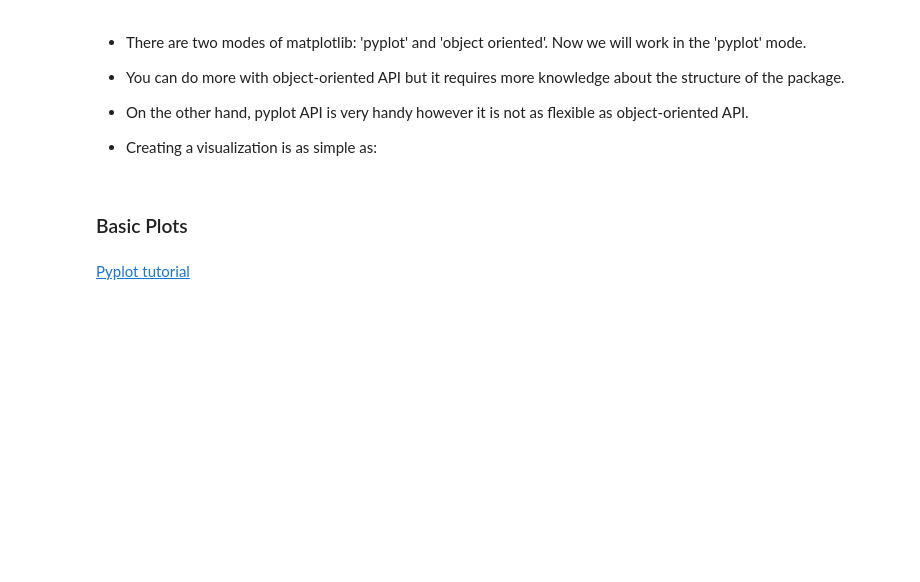
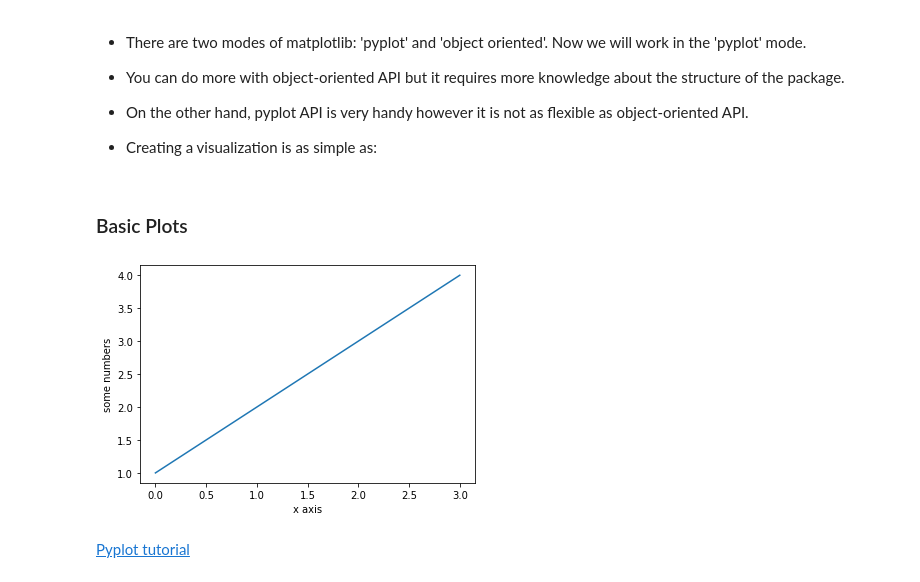
Before and after one commit to udveg/DS601_Fall21, a Jupyter notebook: Week02/Week02 - visualization.ipynb, the cells around one changed output. Drawn from its saved outputs; the diff is of its cells as text; code cells hidden in the pictures; blank space fills up the shorter version.

```diff
--- a/Week02/Week02 - visualization.ipynb
+++ b/Week02/Week02 - visualization.ipynb
@@ -51,8 +51,11 @@ import matplotlib.pyplot as plt
 # %%
 import matplotlib.pyplot as plt
 plt.plot([1, 2, 3, 4])
 plt.ylabel('some numbers')
+plt.xlabel('x axis')
 plt.show()
+# %% [output]
+[figure, added]
 # %% [markdown]
 [Pyplot tutorial](https://matplotlib.org/stable/tutorials/introductory/pyplot.html)
 # %% [markdown]
```
Also changed, not shown: parts of 19 cells of this notebook, 3 other files.
